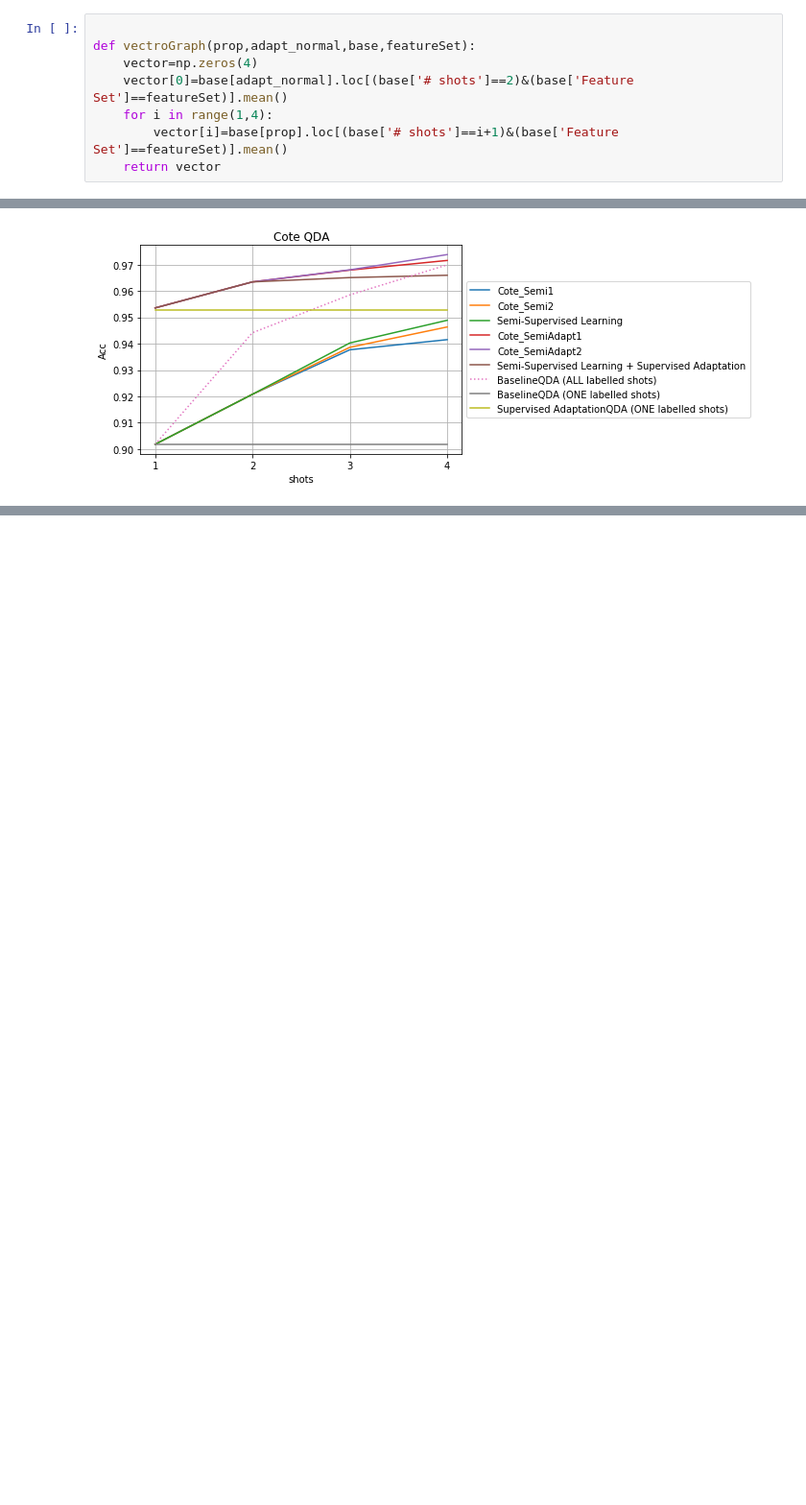
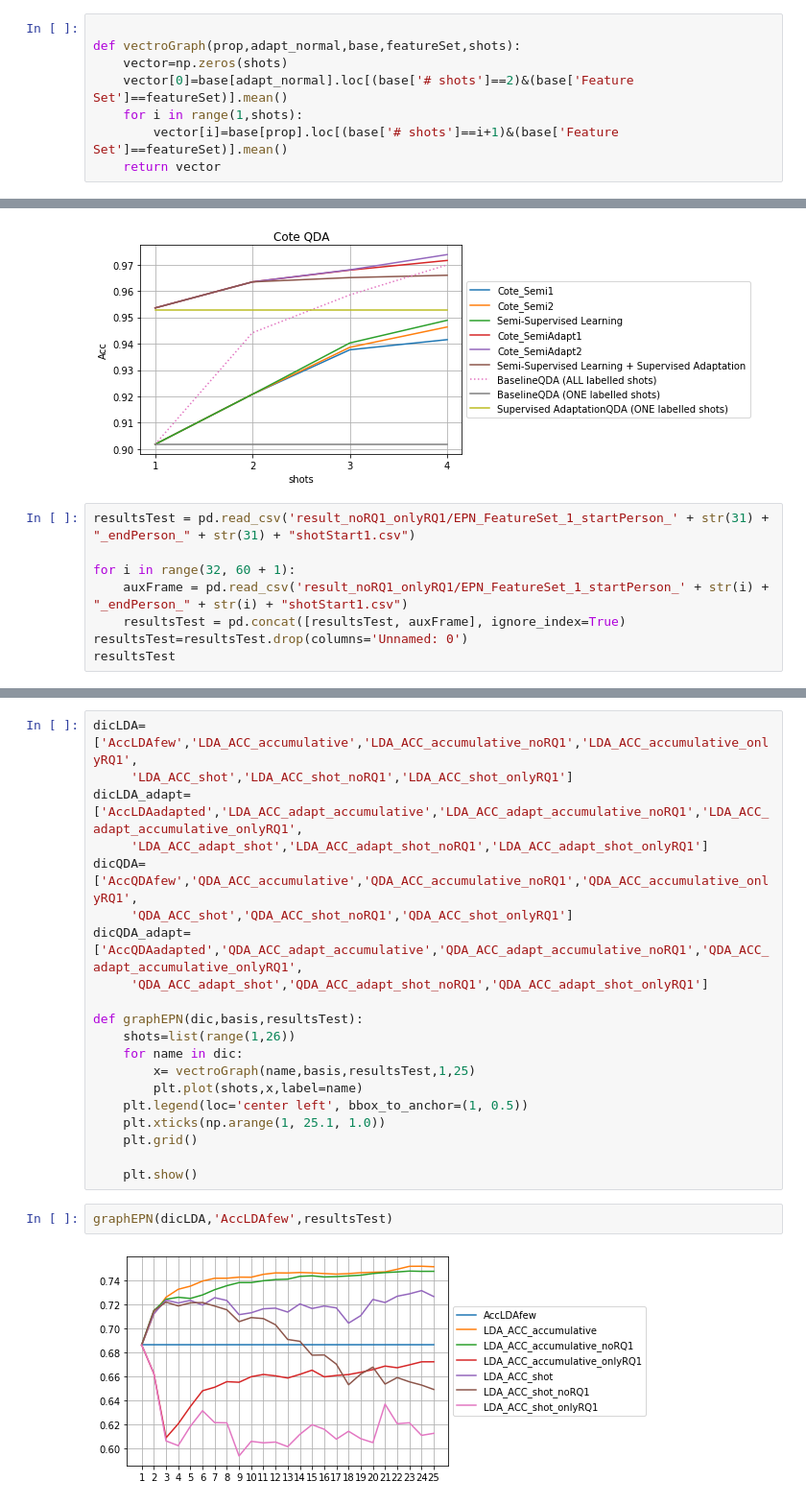
Before and after one commit to andresjarami/OnlineDAclassifier, a Jupyter notebook: Experiments/Experiment1_TimelessDB/Experiment1.ipynb, the cells around one changed output, grey strips where cells are left out. Shown at 96% size. Saved outputs shown, nothing was run; the diff lists cells and outputs as text; blank space fills up the shorter version.

Commit message:
impllement shot method and fix the accumulated method

```diff
--- a/Experiments/Experiment1_TimelessDB/Experiment1.ipynb
+++ b/Experiments/Experiment1_TimelessDB/Experiment1.ipynb
@@ -434,10 +434,10 @@ newResultsNina5[(newResultsNina5['Feature Set']==2)]
 | 59 | 10 | [1, 2, 3, 4] | 4 | 2 | 0.437415 | 0.398134 | 0.493874 | 0.473773 | ... |
 # %%
 
-def vectroGraph(prop,adapt_normal,base,featureSet):
-    vector=np.zeros(4)
+def vectroGraph(prop,adapt_normal,base,featureSet,shots):
+    vector=np.zeros(shots)
     vector[0]=base[adapt_normal].loc[(base['# shots']==2)&(base['Feature Set']==featureSet)].mean()
-    for i in range(1,4):
+    for i in range(1,shots):
         vector[i]=base[prop].loc[(base['# shots']==i+1)&(base['Feature Set']==featureSet)].mean()
     return vector
 # %%
@@ -587,3 +588,11 @@ graphVector(featureSet,DA,propDA,newResultsNina5,newResultsCote)
 # %% [output]
 [figure]
 [figure]
+# %%
+resultsTest = pd.read_csv('result_noRQ1_onlyRQ1/EPN_FeatureSet_1_startPerson_' + str(31) + "_endPerson_" + str(31) + "shotStart1.csv")
+
+for i in range(32, 60 + 1):
+    auxFrame = pd.read_csv('result_noRQ1_onlyRQ1/EPN_FeatureSet_1_startPerson_' + str(i) + "_endPerson_" + str(i) + "shotStart1.csv")
+    resultsTest = pd.concat([resultsTest, auxFrame], ignore_index=True)
+resultsTest=resultsTest.drop(columns='Unnamed: 0')
+resultsTest
@@ -589,0 +613,24 @@ graphVector(featureSet,DA,propDA,newResultsNina5,newResultsCote)
+# %%
+dicLDA=['AccLDAfew','LDA_ACC_accumulative','LDA_ACC_accumulative_noRQ1','LDA_ACC_accumulative_onlyRQ1',
+     'LDA_ACC_shot','LDA_ACC_shot_noRQ1','LDA_ACC_shot_onlyRQ1']
+dicLDA_adapt=['AccLDAadapted','LDA_ACC_adapt_accumulative','LDA_ACC_adapt_accumulative_noRQ1','LDA_ACC_adapt_accumulative_onlyRQ1',
+     'LDA_ACC_adapt_shot','LDA_ACC_adapt_shot_noRQ1','LDA_ACC_adapt_shot_onlyRQ1']
+dicQDA=['AccQDAfew','QDA_ACC_accumulative','QDA_ACC_accumulative_noRQ1','QDA_ACC_accumulative_onlyRQ1',
+     'QDA_ACC_shot','QDA_ACC_shot_noRQ1','QDA_ACC_shot_onlyRQ1']
+dicQDA_adapt=['AccQDAadapted','QDA_ACC_adapt_accumulative','QDA_ACC_adapt_accumulative_noRQ1','QDA_ACC_adapt_accumulative_onlyRQ1',
+     'QDA_ACC_adapt_shot','QDA_ACC_adapt_shot_noRQ1','QDA_ACC_adapt_shot_onlyRQ1']
+
+def graphEPN(dic,basis,resultsTest):
+    shots=list(range(1,26))
+    for name in dic:
+        x= vectroGraph(name,basis,resultsTest,1,25)
+        plt.plot(shots,x,label=name)
+    plt.legend(loc='center left', bbox_to_anchor=(1, 0.5))
+    plt.xticks(np.arange(1, 25.1, 1.0))
+    plt.grid()
+
+    plt.show()
+# %%
+graphEPN(dicLDA,'AccLDAfew',resultsTest)
+# %% [output]
+[figure, added]
```
Also changed, not shown: parts of 35 cells of this notebook, 4 other files.
